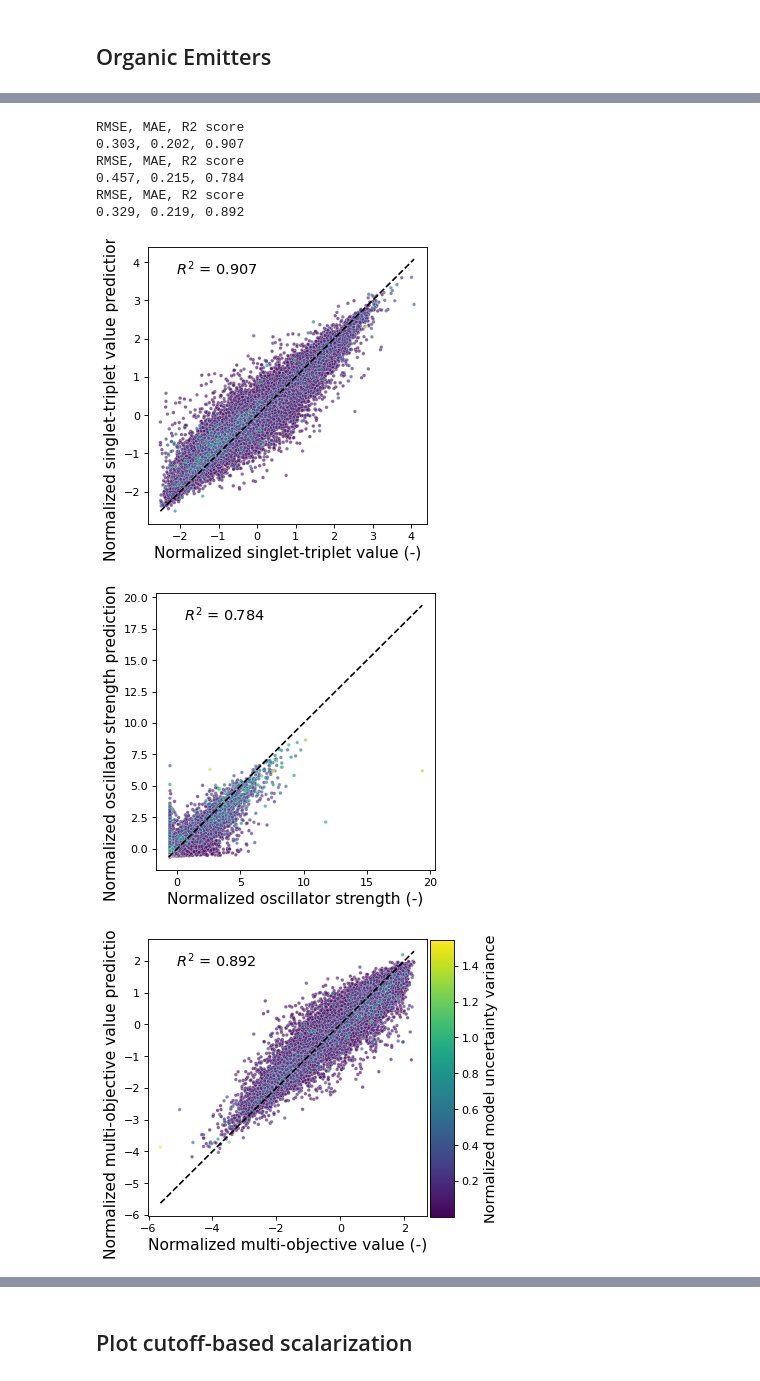
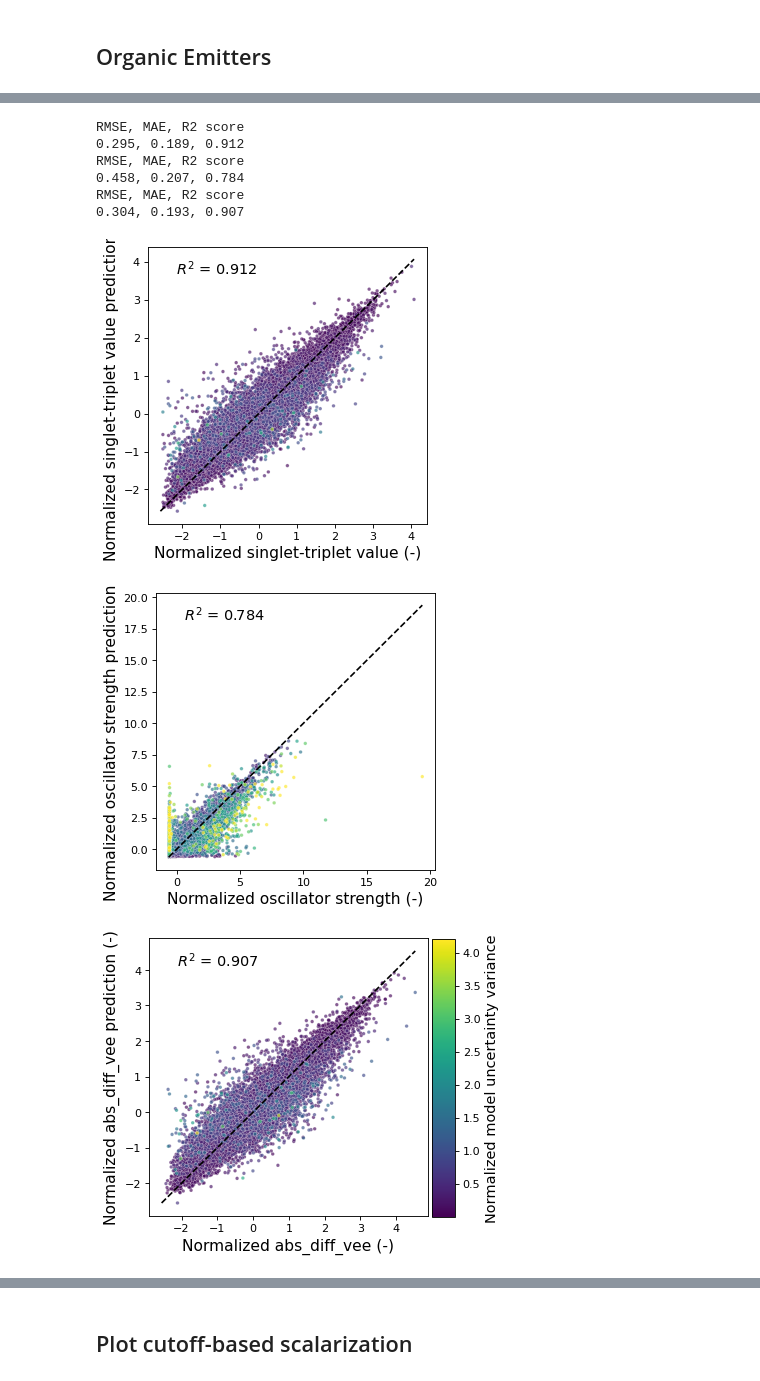
Before and after one commit to Lung-Yi/uncmoo, a Jupyter notebook: plot_parity.ipynb, the cells around one changed output, grey strips where cells are left out. Cells and saved outputs as stored; diff of their text form; code cells hidden in the pictures.

```diff
--- a/plot_parity.ipynb
+++ b/plot_parity.ipynb
@@ -79,7 +79,7 @@ def create_unc_plot(data, target_columns, dataset, uncertainty_method="evidentia
         fig = plt.figure(figsize=(4.5,4.5), dpi=80)
         plt.plot(points, points, color='black', linestyle='--')
         # plt.scatter(x=data[target], y=data[target+" prediction"])
-        sns.scatterplot(data=data.sort_values(by = var_name, axis = 0,ascending=True),
+        sns.scatterplot(data=data,#.sort_values(by = var_name, axis = 0,ascending=True),
                          x=target, y=target+" prediction", hue=var_name, palette=cmap, legend=False,
                          s=10, alpha=0.65)
         plt.xlabel("Normalized "+target+" (-)", fontsize=14)
@@ -203,12 +177,12 @@ RMSE, MAE, R2 score
 # %% [markdown]
 ## Organic Emitters
 # %%
-scaler_dict = {"singlet-triplet value": (1.003, 0.396), "oscillator strength": (0.086, 0.149), "multi-objective value": (-1.6, 0.65)}
-target_columns = ["singlet-triplet value", "oscillator strength", "multi-objective value"]
+scaler_dict = {"singlet-triplet value": (1.003, 0.396), "oscillator strength": (0.086, 0.149), "abs_diff_vee": (2.688, 1.038)}
+target_columns = ["singlet-triplet value", "oscillator strength", "abs_diff_vee"]
 model_path = "chemprop_unc/save_models/organic_emitter/ensemble_mve/fold_0"
 dataset = "organic_emitter"
 
-data = create_data(model_path, target_columns, scaler_dict, uncertainty_method="ensemble")
+data = create_data(model_path, target_columns, scaler_dict, uncertainty_method="mve")
 create_plot(data, target_columns, dataset)
 # %% [output]
 RMSE, MAE, R2 score
@@ -223,14 +197,14 @@ RMSE, MAE, R2 score
 # %%
 trunc_values = (5, 5, 5)
-data_new = truncate_unc(data, target_columns, trunc_values,uncertainty_method="ensemble")
-create_unc_plot(data_new, target_columns, dataset, uncertainty_method="ensemble")
+data_new = truncate_unc(data, target_columns, trunc_values,uncertainty_method="mve")
+create_unc_plot(data_new, target_columns, dataset, uncertainty_method="mve")
 # %% [output]
 RMSE, MAE, R2 score
-0.303, 0.202, 0.907
+0.295, 0.189, 0.912
 RMSE, MAE, R2 score
-0.457, 0.215, 0.784
+0.458, 0.207, 0.784
 RMSE, MAE, R2 score
-0.329, 0.219, 0.892
+0.304, 0.193, 0.907
-[figure, old version]
+[figure, new version]
-[figure, old version]
+[figure, new version]
-[figure, old version]
+[figure, new version]
```
Also changed, not shown: parts of 8 cells of this notebook, 10 other files.
